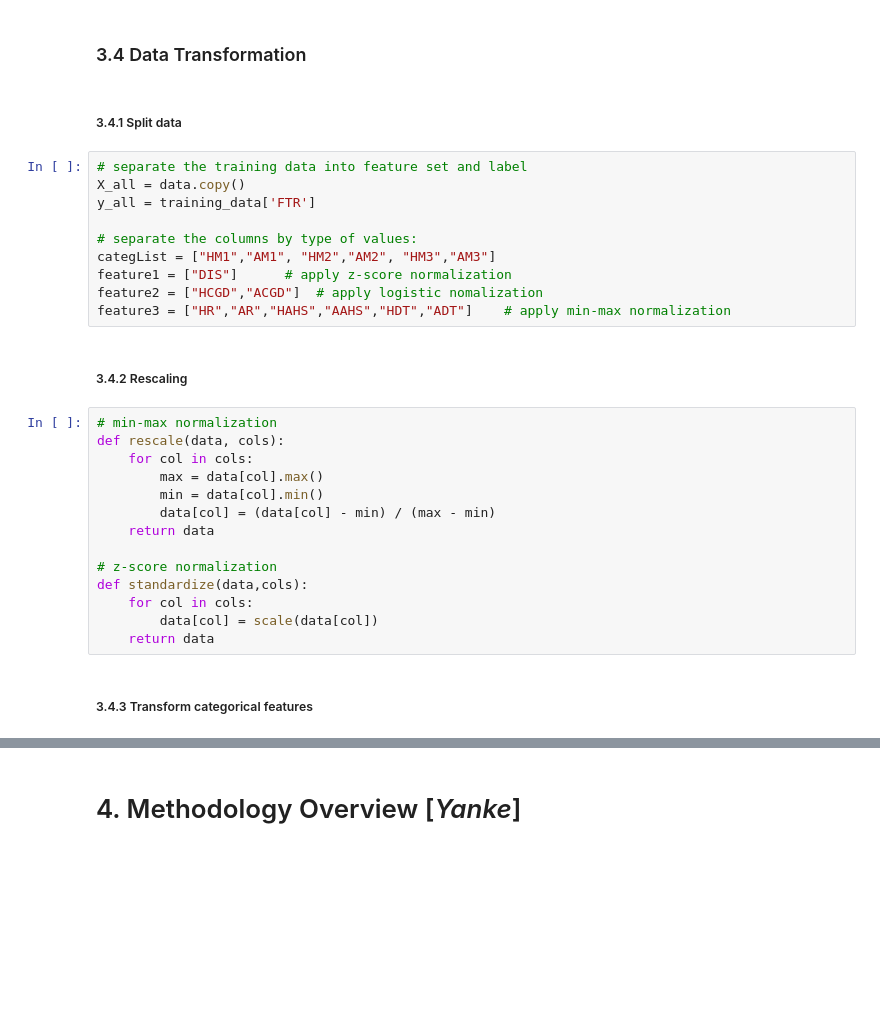
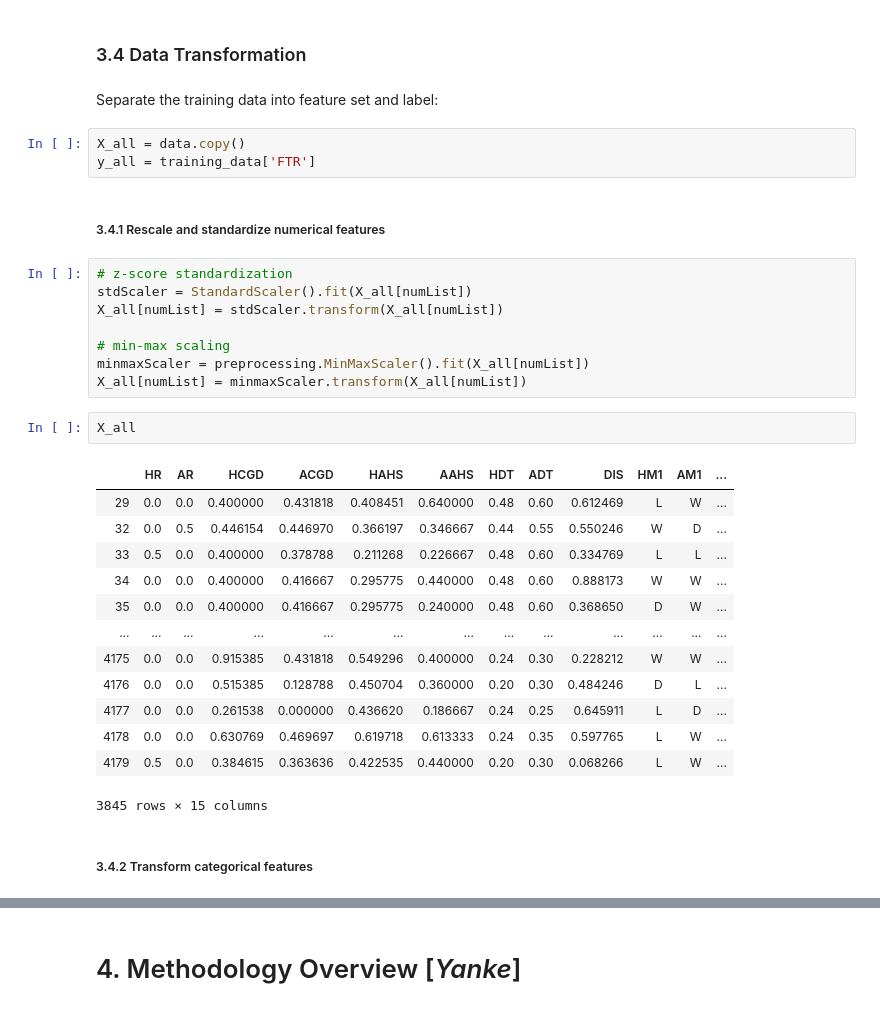
Before and after one commit to Yun5141/0036-groupProject, a Jupyter notebook: FootballResultPrediction.ipynb, the cells around one changed output, grey strips where cells are left out. Cells and saved outputs as stored; diff of their text form; blank space fills up the shorter version.

Commit message:
finished 2&3 [data handling]

```diff
--- a/FootballResultPrediction.ipynb
+++ b/FootballResultPrediction.ipynb
@@ -612,32 +621,35 @@ standard deviation: 110.8705
 # %% [markdown]
 ### 3.4 Data Transformation
+# %% [markdown]
+Separate the training data into feature set and label:
+# %%
+X_all = data.copy()
+y_all = training_data['FTR']
 # %% [markdown]
-##### 3.4.1 Split data
+##### 3.4.1 Rescale and standardize numerical features
-# %%
-# separate the training data into feature set and label
-X_all = data.copy()
-y_all = training_data['FTR']
-
-# separate the columns by type of values:
-categList = ["HM1","AM1", "HM2","AM2", "HM3","AM3"]
-feature1 = ["DIS"]      # apply z-score normalization
-feature2 = ["HCGD","ACGD"]  # apply logistic nomalization
-feature3 = ["HR","AR","HAHS","AAHS","HDT","ADT"]    # apply min-max normalization
+# %%
+# z-score standardization
+stdScaler = StandardScaler().fit(X_all[numList])
+X_all[numList] = stdScaler.transform(X_all[numList])
+
+# min-max scaling
+minmaxScaler = preprocessing.MinMaxScaler().fit(X_all[numList])
+X_all[numList] = minmaxScaler.transform(X_all[numList])
+# %%
+X_all
+# %% [output]
+|  | HR | AR | HCGD | ACGD | HAHS | AAHS | HDT | ADT | DIS | HM1 | AM1 | ... |
+| 29 | 0.0 | 0.0 | 0.400000 | 0.431818 | 0.408451 | 0.640000 | 0.48 | 0.60 | 0.612469 | L | W | ... |
+| 32 | 0.0 | 0.5 | 0.446154 | 0.446970 | 0.366197 | 0.346667 | 0.44 | 0.55 | 0.550246 | W | D | ... |
+| 33 | 0.5 | 0.0 | 0.400000 | 0.378788 | 0.211268 | 0.226667 | 0.48 | 0.60 | 0.334769 | L | L | ... |
+| 34 | 0.0 | 0.0 | 0.400000 | 0.416667 | 0.295775 | 0.440000 | 0.48 | 0.60 | 0.888173 | W | W | ... |
+| 35 | 0.0 | 0.0 | 0.400000 | 0.416667 | 0.295775 | 0.240000 | 0.48 | 0.60 | 0.368650 | D | W | ... |
+| ... | ... | ... | ... | ... | ... | ... | ... | ... | ... | ... | ... | ... |
+| 4175 | 0.0 | 0.0 | 0.915385 | 0.431818 | 0.549296 | 0.400000 | 0.24 | 0.30 | 0.228212 | W | W | ... |
+| 4176 | 0.0 | 0.0 | 0.515385 | 0.128788 | 0.450704 | 0.360000 | 0.20 | 0.30 | 0.484246 | D | L | ... |
+| 4177 | 0.0 | 0.0 | 0.261538 | 0.000000 | 0.436620 | 0.186667 | 0.24 | 0.25 | 0.645911 | L | D | ... |
+| 4178 | 0.0 | 0.0 | 0.630769 | 0.469697 | 0.619718 | 0.613333 | 0.24 | 0.35 | 0.597765 | L | W | ... |
+| 4179 | 0.5 | 0.0 | 0.384615 | 0.363636 | 0.422535 | 0.440000 | 0.20 | 0.30 | 0.068266 | L | W | ... |
+3845 rows × 15 columns
 # %% [markdown]
-##### 3.4.2 Rescaling
+##### 3.4.2 Transform categorical features
-# %%
-# min-max normalization
-def rescale(data, cols):
-    for col in cols:
-        max = data[col].max()
-        min = data[col].min()
-        data[col] = (data[col] - min) / (max - min)
-    return data
-
-# z-score normalization
-def standardize(data,cols):
-    for col in cols:
-        data[col] = scale(data[col])
-    return data
-# %% [markdown]
-##### 3.4.3 Transform categorical features
```
Also changed, not shown: parts of 3 cells of this notebook.
